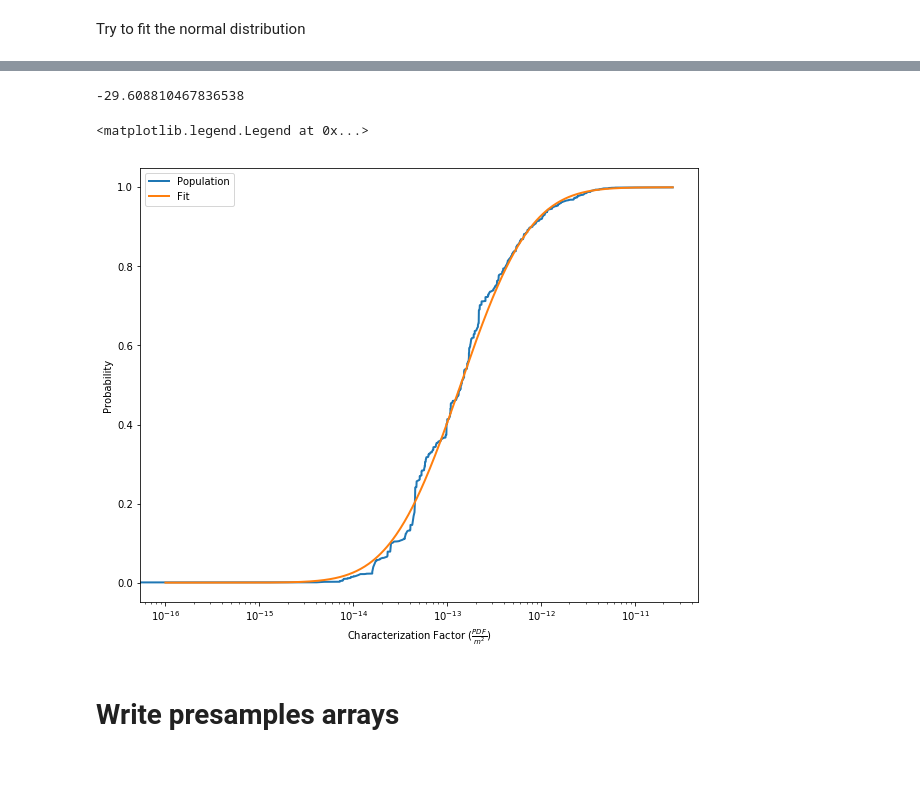
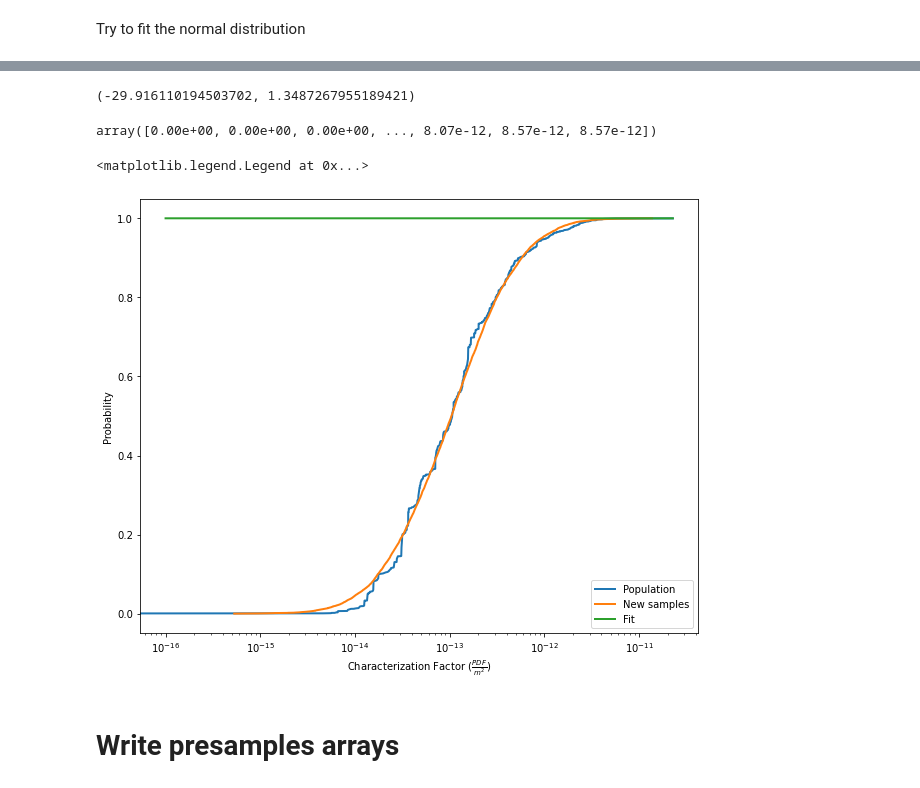
Before and after one commit to cmutel/regionalized-lca-examples, a Jupyter notebook: LC-IMPACT-case-study/notebooks/5 - Uncertainty analysis with presamples.ipynb, the cells around one changed output, grey strips where cells are left out. Cells and saved outputs as stored; diff of their text form; code cells hidden in the pictures.

```diff
--- a/LC-IMPACT-case-study/notebooks/5 - Uncertainty analysis with presamples.ipynb
+++ b/LC-IMPACT-case-study/notebooks/5 - Uncertainty analysis with presamples.ipynb
@@ -30,7 +31,7 @@ We have this data uploaded to the pandarus remote already, so we don't need to d
 bwr.geocollections["agriculture"] = {
     'band': 1,
     'kind': 'raster',
-    'sha256': 'baf0767cd8f589c66738072bc860ecc85a52dd1e035c176cbee216a512fdfb6e',
+    'filepath': '/srv/data/rasters/consensus_full_class_7.tif',
 }
 # %%
 try:
@@ -102,7 +74,9 @@ land_use_key = ('biosphere3', 'e063ee9c-9850-42b5-b01e-4cc9b5ad7152')
+# %%
+land_use = bd.Database("biosphere3").get(name='Occupation, permanent crop, non-irrigated, intensive')
 # %%
-cf_mapping = {location: value
-       for key, value, location
-       in bw.Method(('LC-IMPACT', 'Land Use', 'Occupation', 'Marginal', 'Certain')).load()
-       if key == land_use_key}
-
-cf_mapping
+cf_mapping = {
+    location: value
+    for key, value, location
+    in bd.Method(('LC-IMPACT', 'Land Use', 'Occupation', 'Marginal', 'Certain')).load()
+    if key == land_use.key
+}
@@ -200,4 +164,12 @@ Plot fitted distribution versus actual CFs
 # %%
 fit_mu, fit_sigma = result['x']
-# %% [output]
--29.608810467836538
+# %%
+fit_mu, fit_sigma
+# %% [output]
+(-29.916110194503702, 1.3487267955189421)
+# %%
+sample = np.exp(norm.rvs(loc=fit_mu, scale=fit_sigma, size=X))
+# %%
+sample_xs
+# %% [output]
+array([0.00e+00, 0.00e+00, 0.00e+00, ..., 8.07e-12, 8.57e-12, 8.57e-12])
@@ -204,16 +178,17 @@ fit_mu, fit_sigma = result['x']
 # %%
-sample_xs = np.linspace(min(points), max(points), 500)
-sample_ys = norm.cdf(sample_xs, loc=fit_mu, scale=fit_sigma)
+fitted_xs = np.linspace(min(points), max(points), X)
+fitted_ys = norm.cdf(sample_xs, loc=fit_mu, scale=fit_sigma)
 
 plt.figure(figsize=(10, 8))
 plt.semilogx(xs, ys, lw=2, label="Population")
-plt.semilogx(np.exp(sample_xs), sample_ys, lw=2, label="Fit")
+plt.semilogx(np.sort(sample), np.linspace(0, 1, X), lw=2, label="New samples")
+plt.semilogx(np.exp(fitted_xs), fitted_ys, lw=2, label="Fit")
 plt.xlabel(r"Characterization Factor $( \frac{PDF}{m^{2}} )$")
 plt.ylabel("Probability")
 plt.legend()
 # %% [output]
 <matplotlib.legend.Legend at 0x...>
-[figure, old version]
+[figure, new version]
 # %% [markdown]
 # Write presamples arrays
 # %%
```
Also changed, not shown: parts of 46 cells of this notebook.
